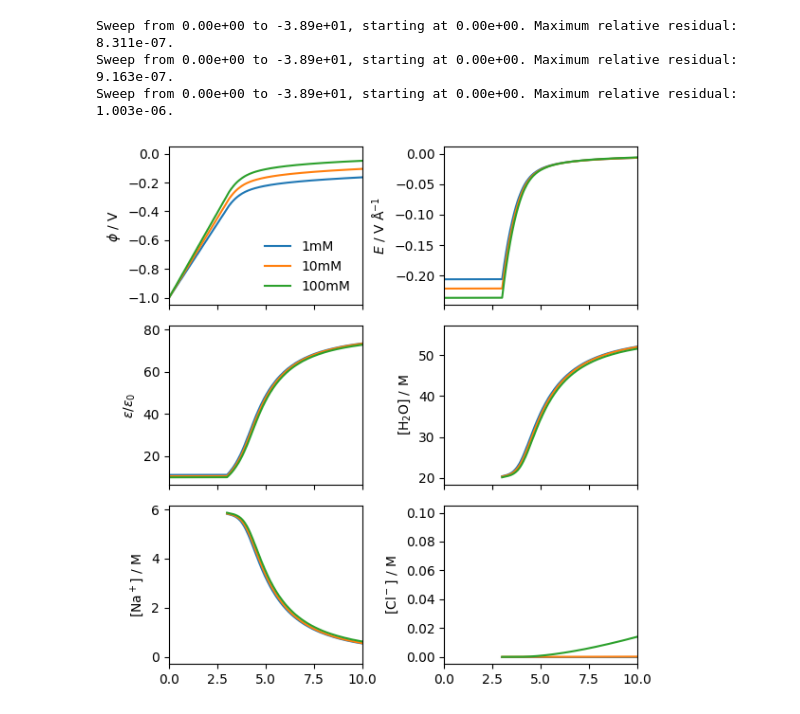
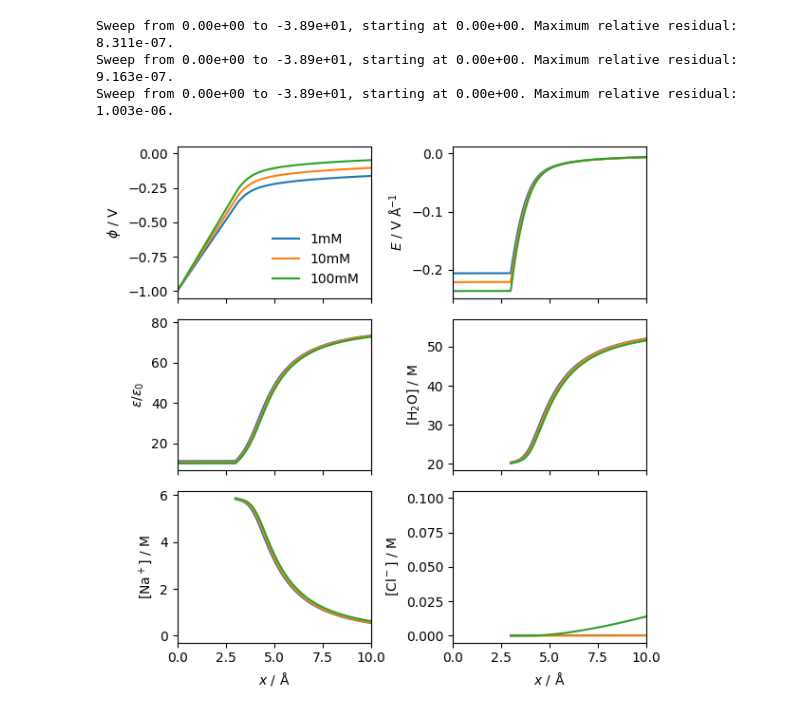
Before and after one commit to lucasdekam/frumkin, a Jupyter notebook: examples/concentrations.ipynb, the cells around one changed output. Drawn from its saved outputs; the diff is of its cells as text; code cells hidden in the pictures.

Commit message:
add xlabels

```diff
--- a/examples/concentrations.ipynb
+++ b/examples/concentrations.ipynb
@@ -55,23 +55,25 @@ Sweep from 0.00e+00 to -3.89e+01, starting at 0.00e+00. Maximum relative residua
 # %%
 fig, ax = plt.subplots(figsize=(6,6), nrows=3, ncols=2, sharex=True)
 
 for conc, prf in zip(concentrations, profiles):
     ax[0, 0].plot(prf.x, prf.potential, label=f"{conc*1e3:.0f}mM")
     ax[0, 1].plot(prf.x, prf.electric_field)
     ax[1, 0].plot(prf.x, prf.permittivity)
     ax[1, 1].plot(prf.x, prf.concentrations['water'])
     ax[2, 0].plot(prf.x, prf.concentrations['sodium'])
     ax[2, 1].plot(prf.x, prf.concentrations['chlorine'])
 
+ax[2, 0].set_xlabel(r'$x$ / Å')
+ax[2, 1].set_xlabel(r'$x$ / Å')
 ax[0, 0].set_ylabel(r'$\phi$ / V')
 ax[0, 1].set_ylabel(r'$E$ / V $\mathrm{\AA}^{-1}$')
 ax[1, 0].set_ylabel(r'$\varepsilon/\varepsilon_0$')
 ax[1, 1].set_ylabel(r'[H$_2$O] / M')
 ax[2, 0].set_ylabel(r'[Na$^+$] / M')
 ax[2, 1].set_ylabel(r'[Cl$^-$] / M')
 ax[0, 0].set_xlim([0, 10])
 ax[0, 0].legend(frameon=False)
 fig.tight_layout()
 plt.show()
 # %% [output]
-[figure, old version]
+[figure, new version]
```
Also changed, not shown: 3 other files.
